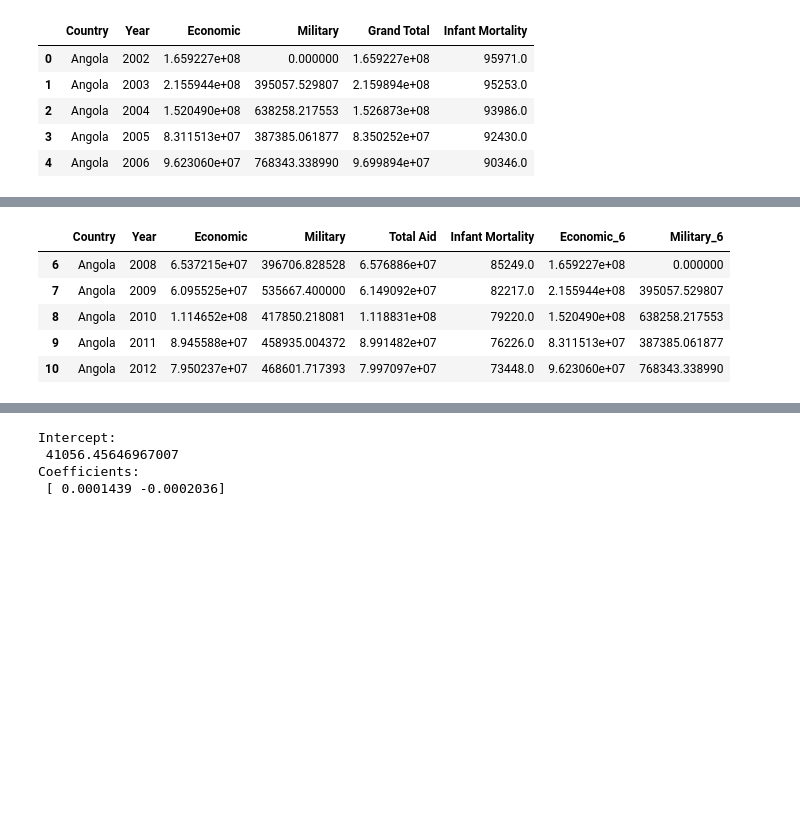
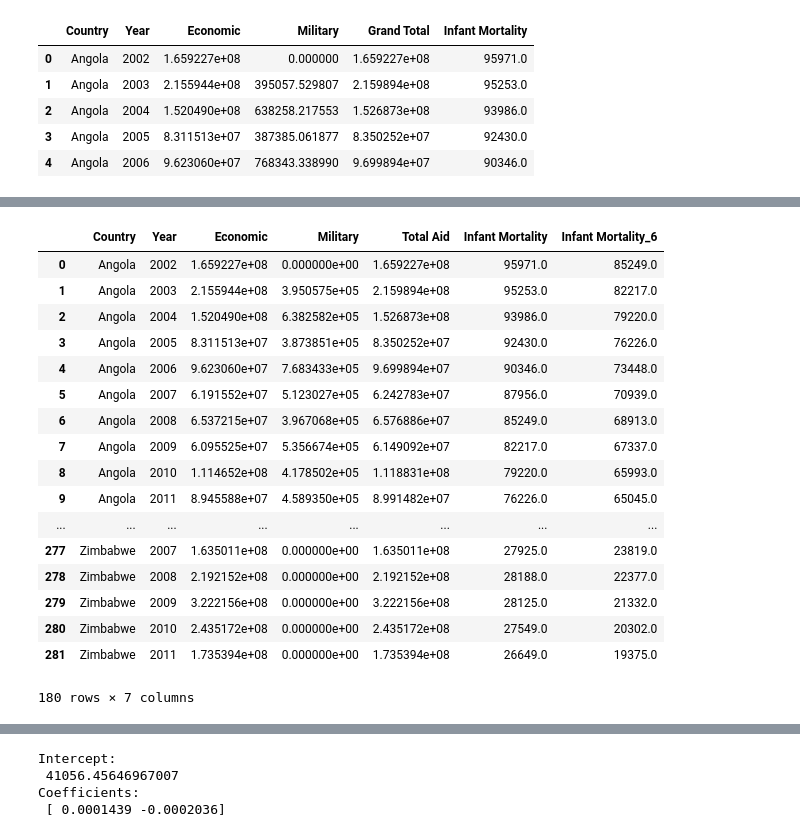
Before and after one commit to juliasweet/Project_1, a Jupyter notebook: Aid_vs_Infant_Mortality.ipynb, the cells around one changed output, grey strips where cells are left out. Saved outputs shown, nothing was run; the diff lists cells and outputs as text; code cells hidden in the pictures; blank space fills up the shorter version.

```diff
--- a/Aid_vs_Infant_Mortality.ipynb
+++ b/Aid_vs_Infant_Mortality.ipynb
@@ -13,7 +19,7 @@ import scipy.stats as stats
 #Import Aid data
 file1 = "Economic_vs_Military.xlsx"
 Aid_df = pd.read_excel(file1)
-file2= "InfantMorality.csv"
+file2= "InfantMortality.csv"
 Aid_df = Aid_df.rename(columns={"Row Labels": "Country"})
 InfantMortality_df = pd.read_csv(file2)
 
@@ -126,28 +97,40 @@ CombinedAid_InfantMortality["Country"].nunique()
 # %%
 # Group by country and shift two years ahead to see whether there is any impact.
 CombinedAid_InfantMortality_2=CombinedAid_InfantMortality.copy()
-CombinedAid_InfantMortality_2[['Infant Mortality']] = CombinedAid_InfantMortality.groupby(
-    ['Country'])['Infant Mortality'].shift(2)
-CombinedAid_InfantMortality_2= CombinedAid_InfantMortality_EM2.dropna()
+CombinedAid_InfantMortality_2['Infant Mortality_2'] = CombinedAid_InfantMortality.groupby(
+    ['Country'])['Infant Mortality'].shift(-2)
+CombinedAid_InfantMortality_2= CombinedAid_InfantMortality_2.dropna()
 
 # Group by country; shift four years ahead to see effect
 CombinedAid_InfantMortality_4=CombinedAid_InfantMortality.copy()
-CombinedAid_InfantMortality_4[['Infant Mortality']] = CombinedAid_InfantMortality.groupby(
-    ['Country'])['Infant Mortality'].shift(4)
-CombinedAid_InfantMortality_EM4= CombinedAid_InfantMortality_EM4.dropna()
+CombinedAid_InfantMortality_4['Infant Mortality_4'] = CombinedAid_InfantMortality.groupby(
+    ['Country'])['Infant Mortality'].shift(-4)
+CombinedAid_InfantMortality_4= CombinedAid_InfantMortality_4.dropna()
 
 # Repeat for 6-year impact
 CombinedAid_InfantMortality_6=CombinedAid_InfantMortality.copy()
-CombinedAid_InfantMortality_6[['Infant Mortality']] = CombinedAid_InfantMortality.groupby(
-    ['Country'])['Infant Mortality'].shift(6)
-CombinedAid_InfantMortality_6= CombinedAid_InfantMortality_EM6.dropna()
+CombinedAid_InfantMortality_6['Infant Mortality_6'] = CombinedAid_InfantMortality.groupby(
+    ['Country'])['Infant Mortality'].shift(-6)
+CombinedAid_InfantMortality_6= CombinedAid_InfantMortality_6.dropna()
 
-CombinedAid_InfantMortality_EM6.head()
+CombinedAid_InfantMortality_6
 # %% [output]
-|  | Country | Year | Economic | Military | Total Aid | Infant Mortality | Economic_6 | Military_6 |
-| 6 | Angola | 2008 | 6.537215e+07 | 396706.828528 | 6.576886e+07 | 85249.0 | 1.659227e+08 | 0.000000 |
-| 7 | Angola | 2009 | 6.095525e+07 | 535667.400000 | 6.149092e+07 | 82217.0 | 2.155944e+08 | 395057.529807 |
-| 8 | Angola | 2010 | 1.114652e+08 | 417850.218081 | 1.118831e+08 | 79220.0 | 1.520490e+08 | 638258.217553 |
-| 9 | Angola | 2011 | 8.945588e+07 | 458935.004372 | 8.991482e+07 | 76226.0 | 8.311513e+07 | 387385.061877 |
-| 10 | Angola | 2012 | 7.950237e+07 | 468601.717393 | 7.997097e+07 | 73448.0 | 9.623060e+07 | 768343.338990 |
+|  | Country | Year | Economic | Military | Total Aid | Infant Mortality | Infant Mortality_6 |
+| 0 | Angola | 2002 | 1.659227e+08 | 0.000000e+00 | 1.659227e+08 | 95971.0 | 85249.0 |
+| 1 | Angola | 2003 | 2.155944e+08 | 3.950575e+05 | 2.159894e+08 | 95253.0 | 82217.0 |
+| 2 | Angola | 2004 | 1.520490e+08 | 6.382582e+05 | 1.526873e+08 | 93986.0 | 79220.0 |
+| 3 | Angola | 2005 | 8.311513e+07 | 3.873851e+05 | 8.350252e+07 | 92430.0 | 76226.0 |
+| 4 | Angola | 2006 | 9.623060e+07 | 7.683433e+05 | 9.699894e+07 | 90346.0 | 73448.0 |
+| 5 | Angola | 2007 | 6.191552e+07 | 5.123027e+05 | 6.242783e+07 | 87956.0 | 70939.0 |
+| 6 | Angola | 2008 | 6.537215e+07 | 3.967068e+05 | 6.576886e+07 | 85249.0 | 68913.0 |
+| 7 | Angola | 2009 | 6.095525e+07 | 5.356674e+05 | 6.149092e+07 | 82217.0 | 67337.0 |
+| 8 | Angola | 2010 | 1.114652e+08 | 4.178502e+05 | 1.118831e+08 | 79220.0 | 65993.0 |
+| 9 | Angola | 2011 | 8.945588e+07 | 4.589350e+05 | 8.991482e+07 | 76226.0 | 65045.0 |
+| ... | ... | ... | ... | ... | ... | ... | ... |
+| 277 | Zimbabwe | 2007 | 1.635011e+08 | 0.000000e+00 | 1.635011e+08 | 27925.0 | 23819.0 |
+| 278 | Zimbabwe | 2008 | 2.192152e+08 | 0.000000e+00 | 2.192152e+08 | 28188.0 | 22377.0 |
+| 279 | Zimbabwe | 2009 | 3.222156e+08 | 0.000000e+00 | 3.222156e+08 | 28125.0 | 21332.0 |
+| 280 | Zimbabwe | 2010 | 2.435172e+08 | 0.000000e+00 | 2.435172e+08 | 27549.0 | 20302.0 |
+| 281 | Zimbabwe | 2011 | 1.735394e+08 | 0.000000e+00 | 1.735394e+08 | 26649.0 | 19375.0 |
+180 rows × 7 columns
 # %%
```
Also changed, not shown: parts of 11 cells of this notebook, 32 other files.
